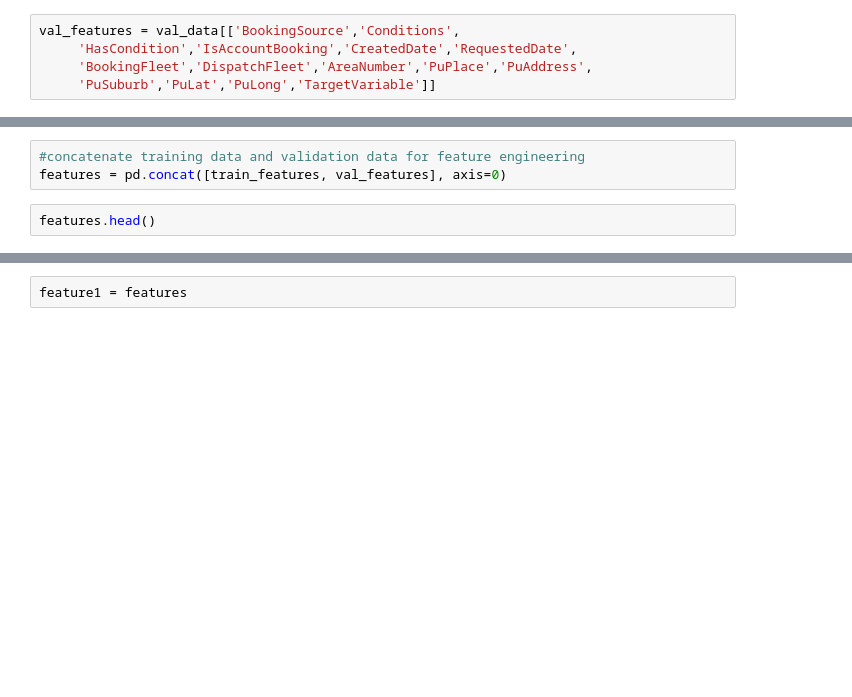
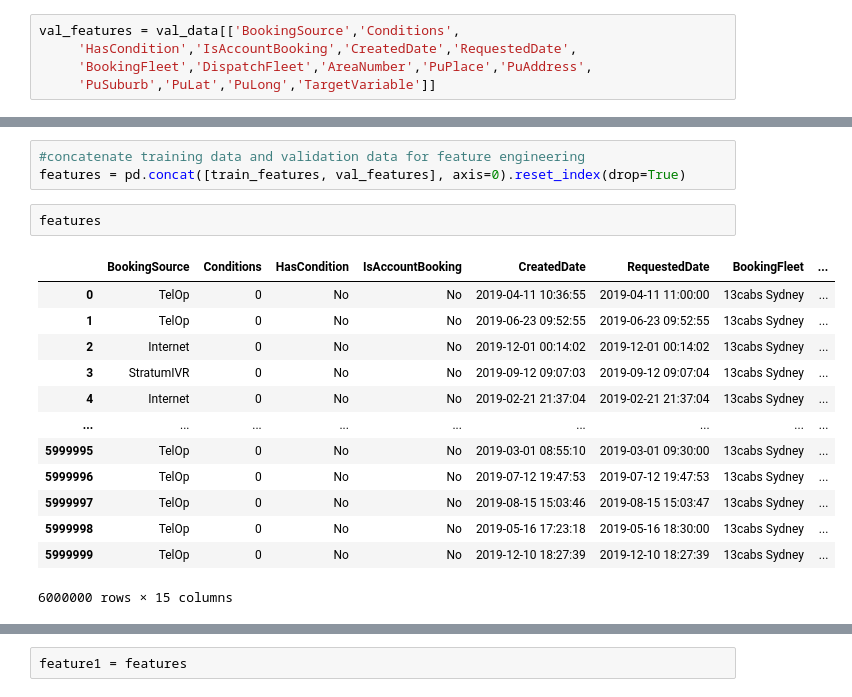
Before and after one commit to xhua0336/Taxi_booking_analysis, a Jupyter notebook: Modeling.ipynb, the cells around one changed output, grey strips where cells are left out. Drawn from its saved outputs; the diff is of its cells as text; blank space fills up the shorter version.

```diff
--- a/Modeling.ipynb
+++ b/Modeling.ipynb
@@ -60,8 +76,22 @@ val_features.head()
 # %%
 #concatenate training data and validation data for feature engineering
-features = pd.concat([train_features, val_features], axis=0)
+features = pd.concat([train_features, val_features], axis=0).reset_index(drop=True)
 # %%
-features.head()
+features
+# %% [output]
+|  | BookingSource | Conditions | HasCondition | IsAccountBooking | CreatedDate | RequestedDate | BookingFleet | ... |
+| 0 | TelOp | 0 | No | No | 2019-04-11 10:36:55 | 2019-04-11 11:00:00 | 13cabs Sydney | ... |
+| 1 | TelOp | 0 | No | No | 2019-06-23 09:52:55 | 2019-06-23 09:52:55 | 13cabs Sydney | ... |
+| 2 | Internet | 0 | No | No | 2019-12-01 00:14:02 | 2019-12-01 00:14:02 | 13cabs Sydney | ... |
+| 3 | StratumIVR | 0 | No | No | 2019-09-12 09:07:03 | 2019-09-12 09:07:04 | 13cabs Sydney | ... |
+| 4 | Internet | 0 | No | No | 2019-02-21 21:37:04 | 2019-02-21 21:37:04 | 13cabs Sydney | ... |
+| ... | ... | ... | ... | ... | ... | ... | ... | ... |
+| 5999995 | TelOp | 0 | No | No | 2019-03-01 08:55:10 | 2019-03-01 09:30:00 | 13cabs Sydney | ... |
+| 5999996 | TelOp | 0 | No | No | 2019-07-12 19:47:53 | 2019-07-12 19:47:53 | 13cabs Sydney | ... |
+| 5999997 | TelOp | 0 | No | No | 2019-08-15 15:03:46 | 2019-08-15 15:03:47 | 13cabs Sydney | ... |
+| 5999998 | TelOp | 0 | No | No | 2019-05-16 17:23:18 | 2019-05-16 18:30:00 | 13cabs Sydney | ... |
+| 5999999 | TelOp | 0 | No | No | 2019-12-10 18:27:39 | 2019-12-10 18:27:39 | 13cabs Sydney | ... |
+6000000 rows × 15 columns
 # %%
 # check datatypes
 features.dtypes
```
Also changed, not shown: parts of 18 cells of this notebook.
